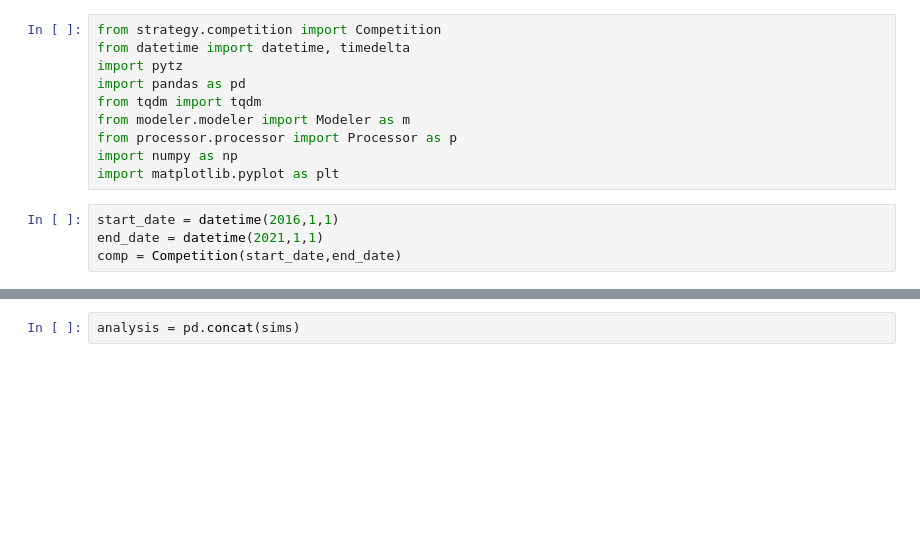
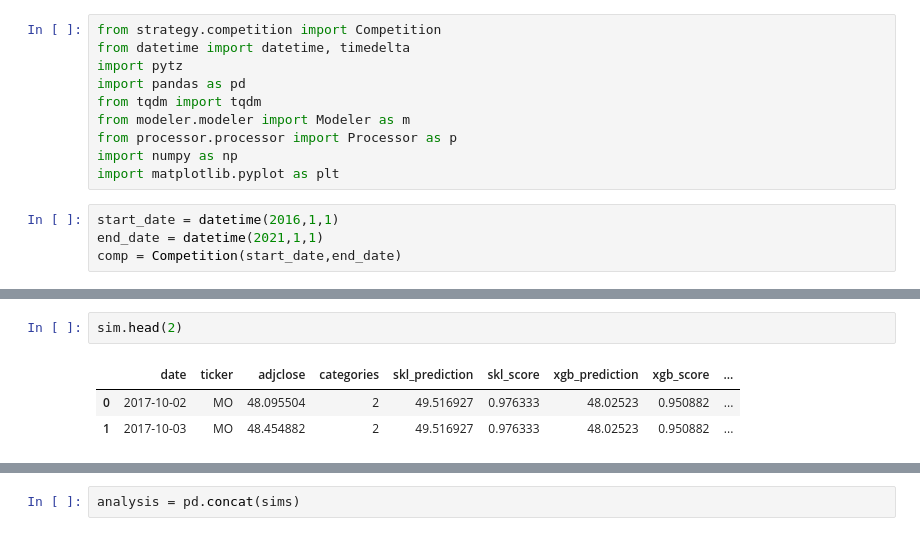
Before and after one commit to chung-ejy/longshot, a Jupyter notebook: competition_testing.ipynb, the cells around one changed output, grey strips where cells are left out. Cells and saved outputs as stored; diff of their text form; blank space fills up the shorter version.

```diff
--- a/competition_testing.ipynb
+++ b/competition_testing.ipynb
@@ -199,3 +86,9 @@ sim
+# %%
+sim.head(2)
+# %% [output]
+|  | date | ticker | adjclose | categories | skl_prediction | skl_score | xgb_prediction | xgb_score | ... |
+| 0 | 2017-10-02 | MO | 48.095504 | 2 | 49.516927 | 0.976333 | 48.02523 | 0.950882 | ... |
+| 1 | 2017-10-03 | MO | 48.454882 | 2 | 49.516927 | 0.976333 | 48.02523 | 0.950882 | ... |
 # %%
 models
 # %% [output]
```
Also changed, not shown: parts of 10 cells of this notebook, 14 other files.
